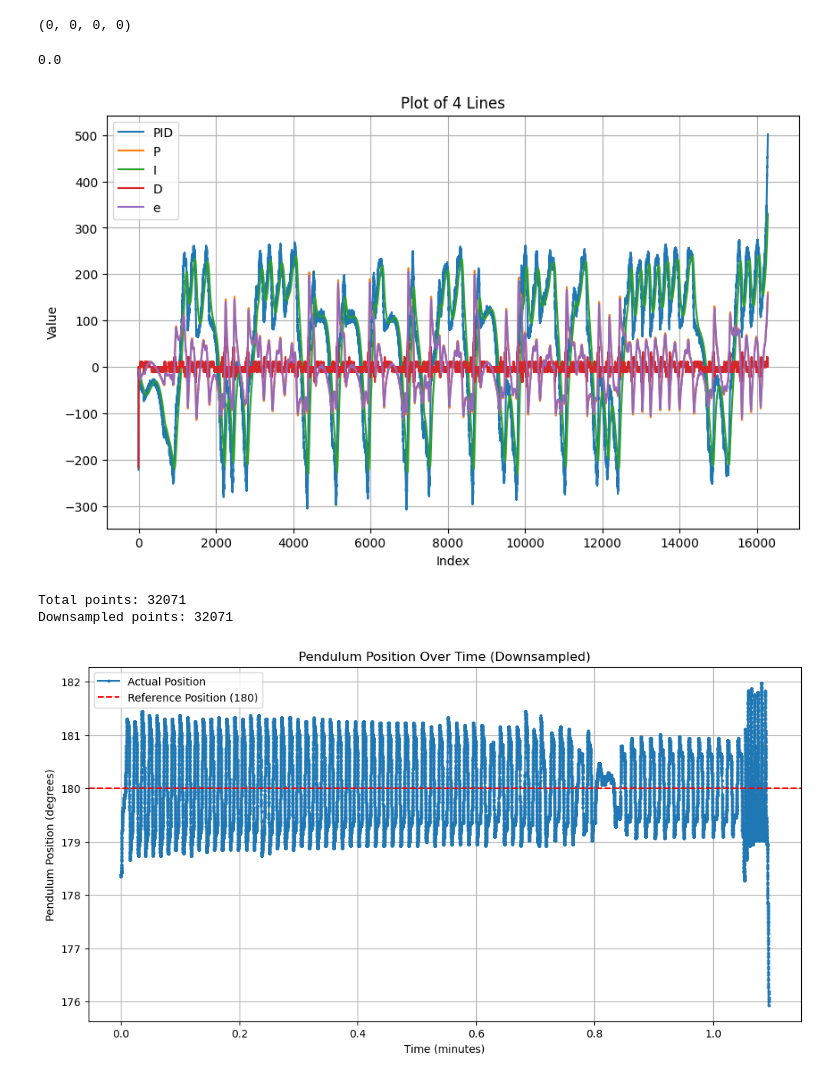
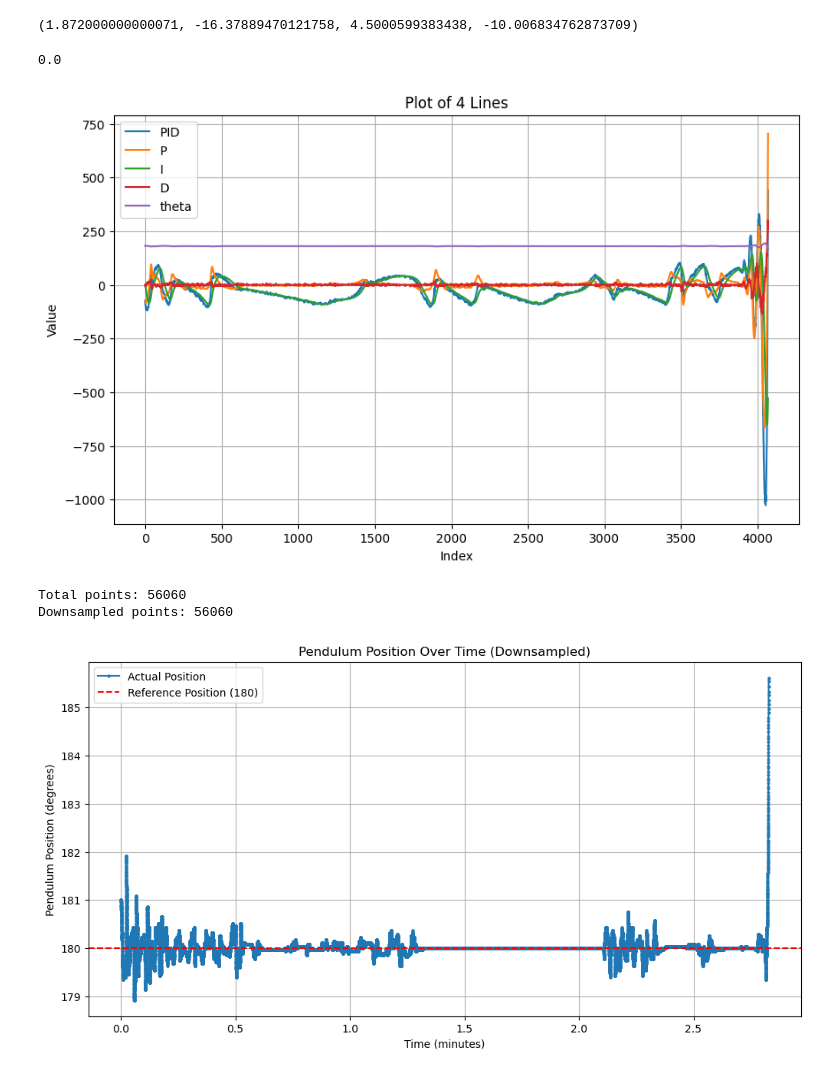
Before and after one commit to IlijaMizhimakoski/Inverted_pendulum, a Jupyter notebook: code/PID_Controller.ipynb, the cells around one changed output. Drawn from its saved outputs; the diff is of its cells as text; code cells hidden in the pictures.

```diff
--- a/code/PID_Controller.ipynb
+++ b/code/PID_Controller.ipynb
@@ -28,13 +28,14 @@ class PID():
         self.d_filter_alpha = d_filter_alpha
         self.history = []
 
-    def __call__(self, theta, new_turn):
+    def __call__(self, theta, x, new_turn):
         self.current_time = time.perf_counter()
         self.dt = self.current_time - self.last_time
         self.last_time = self.current_time
 
         if new_turn:
             self.sum_error = 0
+            self.last_error = self.setpoint - theta
             self.history = []
             self.dt = self.dt_average
 
@@ -50,7 +51,7 @@ class PID():
         self.aD = self.kd * d_error
         self.action = self.aP + self.aI + self.aD
 
-        self.history.append((self.action, self.aP, self.aI, self.aD, theta,self.dt))
+        self.history.append((self.action, self.aP, self.aI, self.aD, theta, x, self.dt))
 
         self.last_error = error
 
@@ -71,7 +89,7 @@ driver = cpip.MotorDriver(controller=controller, max_torque=500, limit_theta_abs
 # %%
 controller.aP, controller.aI, controller.aD, controller.action
 # %% [output]
-(0, 0, 0, 0)
+(1.872000000000071, -16.37889470121758, 4.5000599383438, -10.006834762873709)
 # %%
 driver.read_theta()
 # %% [output]
@@ -80,7 +98,7 @@ driver.read_theta()
 import matplotlib.pyplot as plt
 
 # Unpack data into individual lists for each line
-line1, line2, line3, line4, line5 = zip(*controller.history)
+line1, line2, line3, line4, line5, line6, line7 = zip(*controller.history)
 
 # Create an index for the x-axis (e.g., steps or time)
 x_values = list(range(len(controller.history)))
@@ -88,11 +106,12 @@ x_values = list(range(len(controller.history)))
 # Plotting the 4 lines
 plt.figure(figsize=(10, 6))
 
+
 plt.plot(x_values, line1, label="PID")
 plt.plot(x_values, line2, label="P")
 plt.plot(x_values, line3, label="I")
 plt.plot(x_values, line4, label="D")
-plt.plot(x_values, line5, label="e")
+plt.plot(x_values, line5, label="theta")
 
 # Adding titles and labels
 plt.title("Plot of 4 Lines")
@@ -106,44 +125,44 @@ plt.legend()
 plt.grid(True)
 plt.show()
 # %% [output]
-[figure, old version]
+[figure, new version]
 # %%
 import numpy as np
 import matplotlib.pyplot as plt
 # %%
 positions = [entry[4] for entry in controller.history]  # 5th element
-dt = [entry[5] for entry in controller.history]         # 6th element
+dt = [entry[6] for entry in controller.history]         # 6th element
 
 time = np.cumsum(dt)  # Time in seconds
 time_ms = time/60   # Convert to milliseconds
 
 # Downsample the data (e.g., every 10th point)
 step = 1  # Adjust the step size as needed
 time_ms_downsampled = time_ms[::step]
 positions_downsampled = positions[::step]
 
 # Debugging output (optional)
 print("Total points:", len(controller.history))
 print("Downsampled points:", len(positions_downsampled))
 
 # Reference position
 reference_position = 180
 
 # Plotting
 plt.figure(figsize=(12, 6))
 plt.plot(time_ms_downsampled, positions_downsampled, label='Actual Position', marker='o', markersize=2)
 plt.axhline(y=reference_position, color='r', linestyle='--', label='Reference Position (180)')
 
 # Adding labels and legend
 plt.xlabel('Time (minutes)')
 plt.ylabel('Pendulum Position (degrees)')
 plt.title('Pendulum Position Over Time (Downsampled)')
 plt.legend()
 plt.grid(True)
-plt.savefig('pendulum_plot.png', dpi=300, bbox_inches='tight')
 # Show the plot
+plt.savefig("response2.png")
 plt.show()
 # %% [output]
-Total points: 32071
-Downsampled points: 32071
+Total points: 56060
+Downsampled points: 56060
-[figure, old version]
+[figure, new version]
```
Also changed, not shown: parts of 6 cells of this notebook, 2 other files.
